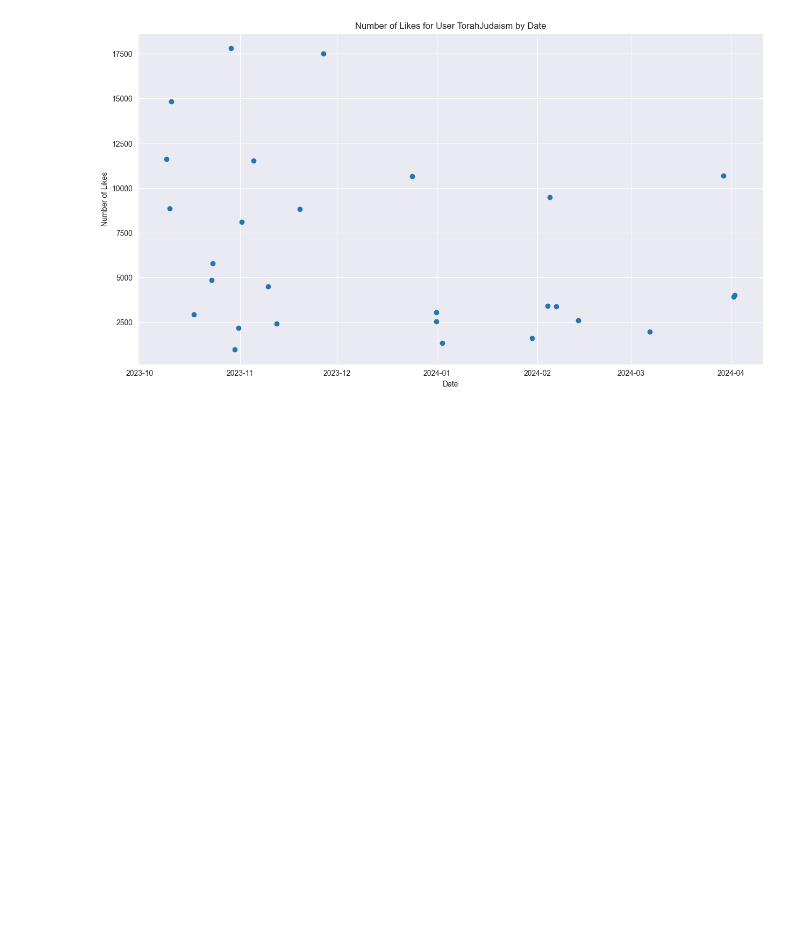
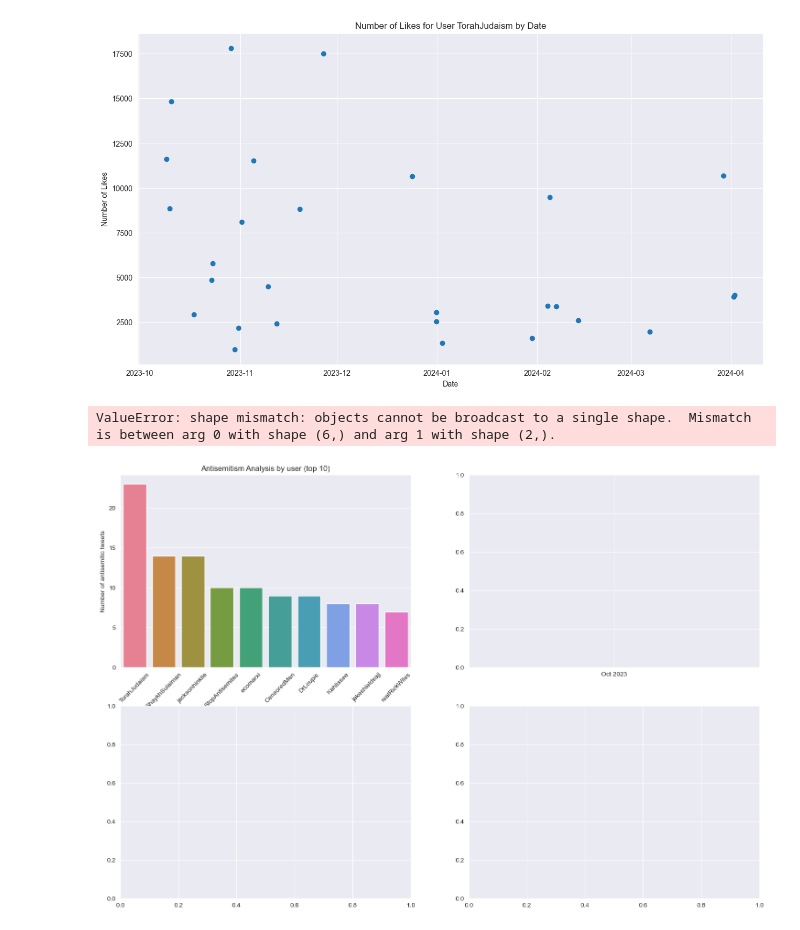
Before and after one commit to ArkhipovG/AntisemitismAwareBot, a Jupyter notebook: Twitter_analysis/data_scraping_preproc.ipynb, the cells around one changed output. Cells and saved outputs as stored; diff of their text form; code cells hidden in the pictures; blank space fills up the shorter version.

Commit message:
Analyzing_tweets_update124

```diff
--- a/Twitter_analysis/data_scraping_preproc.ipynb
+++ b/Twitter_analysis/data_scraping_preproc.ipynb
@@ -635,3 +638,50 @@ Try using .loc[row_indexer,col_indexer] = value instead
 See the caveats in the documentation: https://pandas.pydata.org/pandas-docs/stable/user_guide/indexing.html#returning-a-view-versus-a-copy
   df_user_filtered_likes['date'] = pd.to_datetime(df_user_filtered_likes['date'])
 [figure]
+# %%
+import matplotlib.pyplot as plt
+import seaborn as sns
+
+# Create a color palette with unique colors for each user
+country_palette = sns.color_palette("husl", n_colors=len(top_10_antisemits['user'].unique()))
+
+# Create subplots
+fig, axes = plt.subplots(2, 2, figsize=(18, 12))
+
+# Plot 1: Antisemitism Analysis by user (top 10)
+sns.barplot(data=top_10_antisemits, x='user', y='antisemitic_post', palette=country_palette, ax=axes[0, 0])
+axes[0, 0].set_title("Antisemitism Analysis by user (top 10)")
+axes[0, 0].set_xlabel("Users")
+axes[0, 0].set_ylabel("Number of antisemitic tweets")
+axes[0, 0].tick_params(axis='x', rotation=45)
+
+# Plot 2: Bar Chart of Antisemitic Posts by Month
+x_values = ['Oct 2023', 'Nov 2023', 'Dec 2023', 'Jan 2024', 'Feb 2024', 'Mar 2024']
+y_values = [average_likes_antisemitic, average_likes_non_antisemitic]
+colors = ['#E68193', '#D48349', '#709D41', '#449F8E', '#75A0E2', '#B694E7', '#E47ABA']
+axes[0, 1].bar(x_values, y_values, color=colors)
+axes[0, 1].set_xlabel('Month')
+axes[0, 1].set_ylabel('Number of Antisemitic Posts')
+axes[0, 1].set_title('Bar Chart of Antisemitic Posts by Month')
+
+# Plot 3: Comparison of Average Likes on Antisemitic and Non-Antisemitic Posts
+labels = ['Antisemitic Posts', 'Non-Antisemitic Posts']
+values = [average_likes_antisemitic, average_likes_non_antisemitic]
+axes[1, 0].pie(values, labels=labels, autopct='%1.1f%%', startangle=140, colors=plt.cm.tab20.colors, textprops={'fontsize': 14})
+axes[1, 0].set_title('Comparison of Average Likes on Antisemitic and Non-Antisemitic Posts')
+
+# Plot 4: Comparison of Average Retweets on Antisemitic and Non-Antisemitic Posts
+labels = ['Antisemitic Posts', 'Non-Antisemitic Posts']
+values = [average_retweets_antisemitic, average_retweets_non_antisemitic]
+axes[1, 1].pie(values, labels=labels, autopct='%1.1f%%', startangle=140, colors=plt.cm.tab20.colors, textprops={'fontsize': 14})
+axes[1, 1].set_title('Comparison of Average Retweets on Antisemitic and Non-Antisemitic Posts')
+
+# Adjust layout
+plt.tight_layout()
+
+# Save and display the plot
+plt.savefig("images/all_plots_combined.png")
+plt.show()
+# %% [output]
+ValueError: shape mismatch: objects cannot be broadcast to a single shape.  Mismatch is between arg 0 with shape (6,) and arg 1 with shape (2,).
+[figure, added]
```
Also changed, not shown: parts of 6 cells of this notebook.
